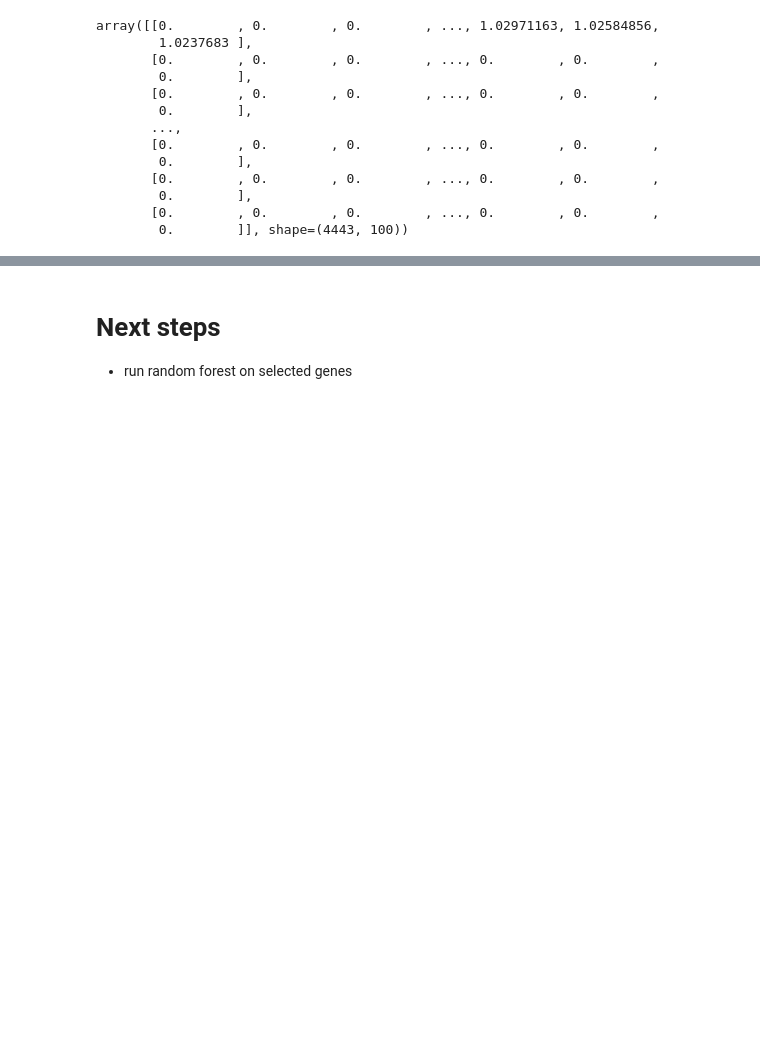
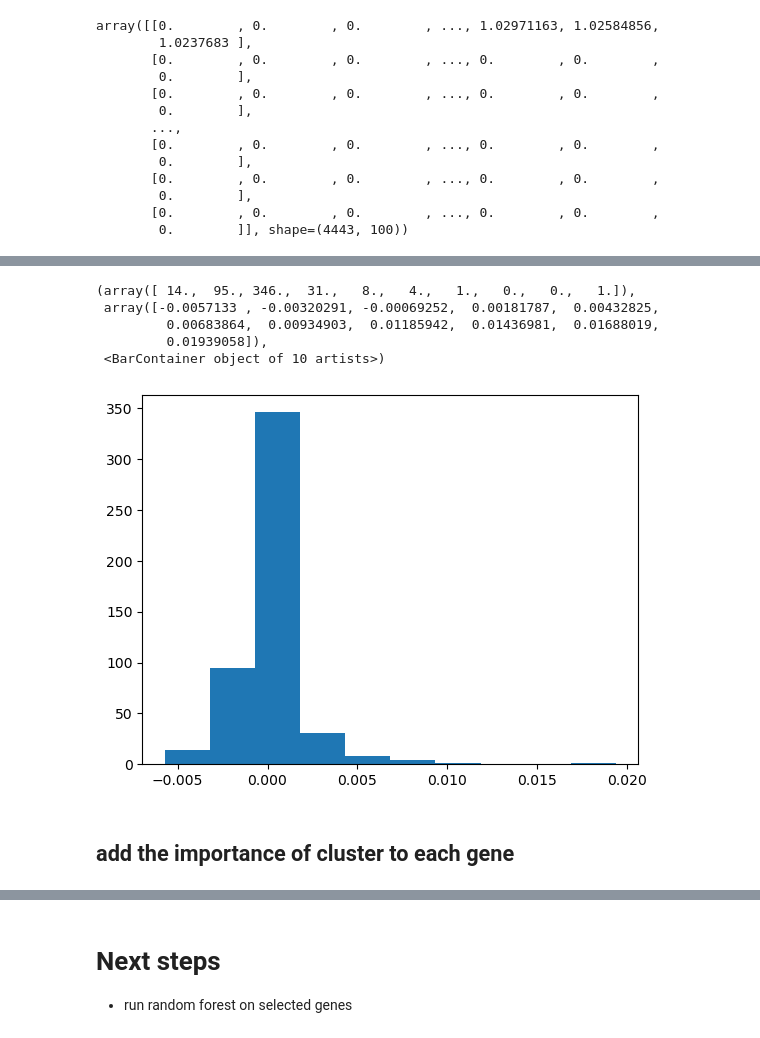
Before and after one commit to AlecSilver/liposarcoma_survival_modeling_BF550_final_project, a Jupyter notebook: notebook.ipynb, the cells around one changed output, grey strips where cells are left out. Saved outputs shown, nothing was run; the diff lists cells and outputs as text; code cells hidden in the pictures; blank space fills up the shorter version.

```diff
--- a/notebook.ipynb
+++ b/notebook.ipynb
@@ -680,0 +1015,20 @@ array([[0.        , 0.        , 0.        , ..., 1.02971163, 1.02584856,
+# %%
+# Initialize and fit Random Survival Forest
+rsf = RandomSurvivalForest(
+    n_estimators=100,           # Number of trees
+    min_samples_split=10,       # Minimum samples to split a node
+    min_samples_leaf=5,         # Minimum samples in a leaf
+    max_features='sqrt',        # Number of features to consider for splitting
+    n_jobs=-1,                  # Use all available cores
+    random_state=42
+)
+# %%
+print("Fitting Random Survival Forest...")
+rsf.fit(X_train, y_train)
+
+# Evaluate model performance (C-index)
+train_score = rsf.score(X_train, y_train)
+test_score = rsf.score(X_test, y_test)
+print(f"\nModel Performance (C-index):")
+print(f"Training score: {train_score:.4f}")
+print(f"Testing score: {test_score:.4f}")
@@ -680,0 +1041,6 @@ array([[0.        , 0.        , 0.        , ..., 1.02971163, 1.02584856,
+# %%
+#extract feature importances using permutation importance
+from sklearn.inspection import permutation_importance
+result = permutation_importance(rsf,
+                                X_test,
+                                y_test, n_repeats=16, random_state=42, n_jobs=8)
@@ -680,0 +1049,13 @@ array([[0.        , 0.        , 0.        , ..., 1.02971163, 1.02584856,
+# %%
+result_df = pd.DataFrame(
+    {
+        k: result[k]
+        for k in (
+            "importances_mean",
+            "importances_std",
+        )
+    },
+    index=X_test.columns,
+)
+
+result_df.sort_values(by="importances_mean", ascending=False).head(20)
@@ -680,0 +1081,11 @@ array([[0.        , 0.        , 0.        , ..., 1.02971163, 1.02584856,
+# %%
+plt.hist(result_df.importances_mean)
+# %% [output]
+(array([ 14.,  95., 346.,  31.,   8.,   4.,   1.,   0.,   0.,   1.]),
+ array([-0.0057133 , -0.00320291, -0.00069252,  0.00181787,  0.00432825,
+         0.00683864,  0.00934903,  0.01185942,  0.01436981,  0.01688019,
+         0.01939058]),
+ <BarContainer object of 10 artists>)
+[figure, added]
+# %% [markdown]
+## add the importance of cluster to each gene
```
Also changed, not shown: parts of 51 cells of this notebook, 6 other files.
